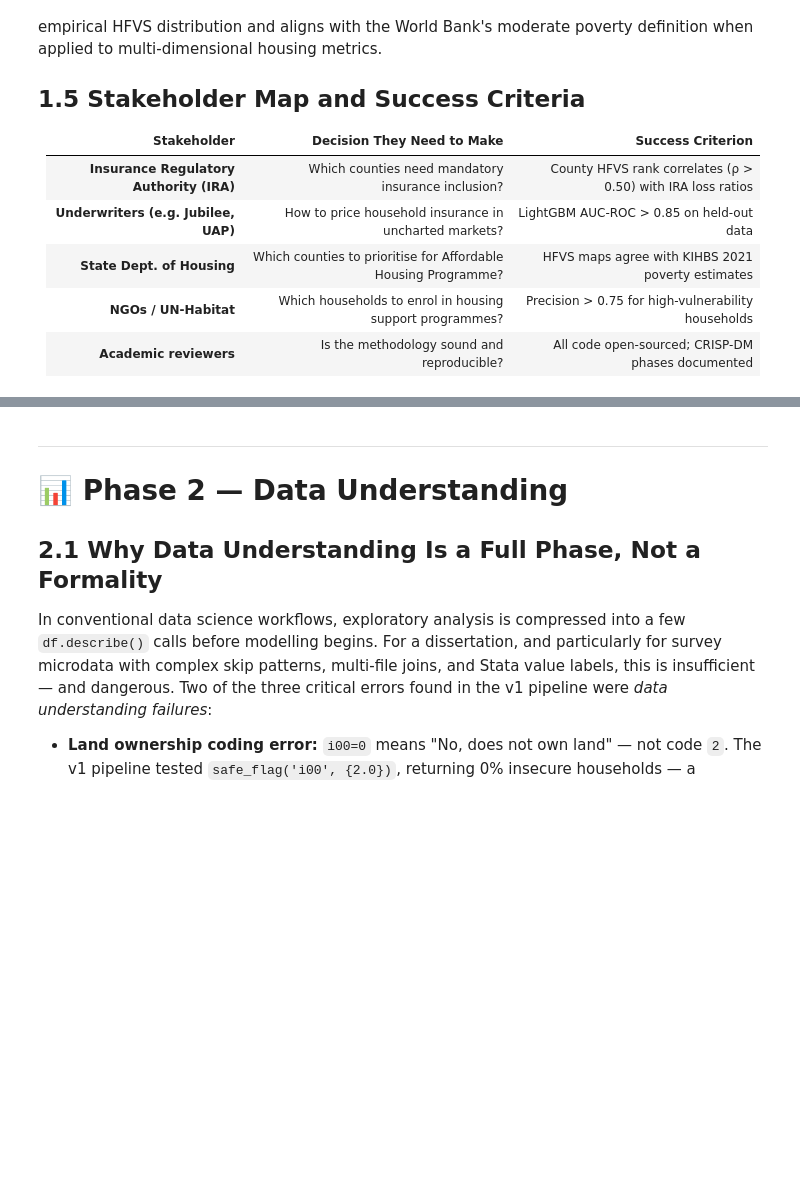
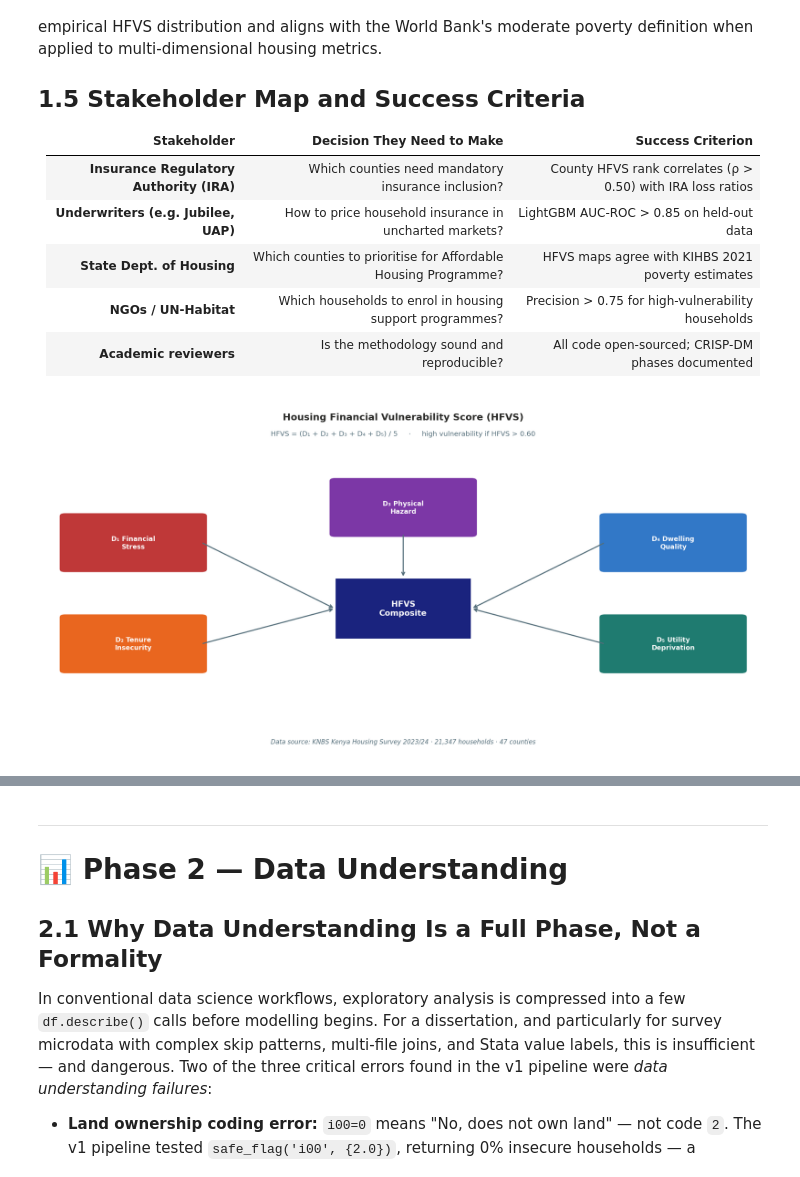
Before and after one commit to VAL-Jerono/KHS_housing_dissertation, a Jupyter notebook: KHS_Dissertation_FINAL.ipynb, the cells around one changed output, grey strips where cells are left out. Drawn from its saved outputs; the diff is of its cells as text; code cells hidden in the pictures; blank space fills up the shorter version.

```diff
--- a/KHS_Dissertation_FINAL.ipynb
+++ b/KHS_Dissertation_FINAL.ipynb
@@ -277,64 +290,64 @@ when applied to multi-dimensional housing metrics.
 # %%
 # ── 1.6  Visualise the HFVS Framework ─────────────────────────────────────────
 # This chart communicates the conceptual model to non-technical readers.
 # It appears early in the dissertation narrative (before any data).
 
-fig, ax = plt.subplots(figsize=(10, 4.5))
-ax.set_xlim(0, 10); ax.set_ylim(0, 6); ax.axis('off')
+# ── 1.6  Visualise the HFVS Framework ─────────────────────────────────────────
+import matplotlib.patches as mpatches
+fig, ax = plt.subplots(figsize=(14, 7))
+ax.set_xlim(0, 10); ax.set_ylim(0, 8); ax.axis('off')
 
-# Central HFVS box
-ax.add_patch(plt.Rectangle((4.0, 2.2), 2.0, 1.6, fc='#1a237e', ec='white', lw=2, zorder=3,
-                             transform=ax.transData, clip_on=False))
-ax.text(5.0, 3.0, 'HFVS\nComposite', ha='center', va='center', color='white',
+# Central HFVS box — moved down to create gap below D₃
+ax.add_patch(mpatches.Rectangle((4.05, 2.6), 1.9, 1.4, fc='#1a237e', ec='white', lw=2, zorder=3))
+ax.text(5.0, 3.3, 'HFVS\nComposite', ha='center', va='center', color='white',
         fontsize=11, fontweight='bold', zorder=4)
 
 # Five dimension boxes + arrows
+#  bx, by = top-left anchor; box is BOX_W wide × BOX_H tall
 dims = [
-    (0.4,  4.5, 'D₁ Financial
-Stress',    RED,    'Rent burden
-Savings rate
-Income adequacy'),
-    (0.4,  1.5, 'D₂ Tenure
-Insecurity',  AMBER,  'Land ownership
-Lease documents
-Eviction history'),
-    (4.8,  5.2, 'D₃ Physical
-Hazard',    PURPLE, 'Flood zone
-Mudslide risk
-Site proximity'),
-    (7.8,  4.5, 'D₄ Dwelling
-Quality',   BLUE,   'Wall/floor/roof
-Materials
-Overcrowding'),
-    (7.8,  1.5, 'D₅ Utility
-Deprivation',TEAL,   'Electricity
-Water source
-Sanitation'),
+    (0.3,  5.4, 'D₁ Financial\nStress',    RED,    ),   # top-left
+    (0.3,  3.1, 'D₂ Tenure\nInsecurity',   AMBER,  ),   # bottom-left
+    (4.05, 6.2, 'D₃ Physical\nHazard',     PURPLE, ),   # top-centre  ← raised
+    (7.8,  5.4, 'D₄ Dwelling\nQuality',    BLUE,   ),   # top-right
+    (7.8,  3.1, 'D₅ Utility\nDeprivation', TEAL,   ),   # bottom-right
 ]
-arrow_kw = dict(arrowstyle='->', color=GRAY, lw=1.5,
-                connectionstyle='arc3,rad=0.05',
-                transform=ax.transData)
+BOX_W, BOX_H = 1.9, 1.2
 
-for bx, by, label, color, sub in dims:
-    ax.add_patch(plt.FancyBboxPatch((bx, by-0.6), 1.9, 1.4,
-                                    boxstyle='round,pad=0.08',
-                                    fc=color, ec='white', lw=1.5, alpha=0.88,
-                                    transform=ax.transData))
-    ax.text(bx+0.95, by+0.1, label, ha='center', va='center',
-            color='white', fontsize=8, fontweight='bold')
-    ax.annotate('', xy=(4.9 if bx < 4 else 6.1, 3.0),
-                xytext=(bx + (1.9 if bx < 4 else 0), by + 0.1),
-                arrowprops=arrow_kw)
+for bx, by, label, color in dims:
+    ax.add_patch(mpatches.FancyBboxPatch((bx, by - BOX_H), BOX_W, BOX_H,
+                                          boxstyle='round,pad=0.08',
+                                          fc=color, ec='white', lw=1.5, alpha=0.88))
+    ax.text(bx + BOX_W/2, by - BOX_H/2, label,
+            ha='center', va='center', color='white', fontsize=9, fontweight='bold')
 
-ax.text(5.0, 5.8, 'Housing Financial Vulnerability Score (HFVS)',
+    # Arrow routing
+    if bx < 4:          # left column → right edge to left face of HFVS
+        x_start, y_start = bx + BOX_W,    by - BOX_H/2
+        x_end,   y_end   = 4.05,          3.3
+    elif bx > 6:        # right column → left edge to right face of HFVS
+        x_start, y_start = bx,            by - BOX_H/2
+        x_end,   y_end   = 4.05 + BOX_W,  3.3
+    else:               # D₃ top-centre → bottom edge down to top face of HFVS
+        x_start, y_start = bx + BOX_W/2,  by - BOX_H        # bottom of D₃
+        x_end,   y_end   = 5.0,           2.6 + 1.4          # top of HFVS
+
+    ax.annotate('', xy=(x_end, y_end), xytext=(x_start, y_start),
+                arrowprops=dict(arrowstyle='->', color=GRAY, lw=1.5,
+                                connectionstyle='arc3,rad=0.0'))  # straight arrow for D₃
+
+# Title & subtitle
+ax.text(5.0, 7.75, 'Housing Financial Vulnerability Score (HFVS)',
         ha='center', va='top', fontsize=13, fontweight='600', color=DARK)
-ax.text(5.0, 5.45, 'HFVS = (D₁ + D₂ + D₃ + D₄ + D₅) / 5     ·     high vulnerability if HFVS > 0.60',
+ax.text(5.0, 7.35, 'HFVS = (D₁ + D₂ + D₃ + D₄ + D₅) / 5     ·     high vulnerability if HFVS > 0.60',
         ha='center', va='top', fontsize=9.5, color=GRAY)
 
-ax.text(5.0, 0.1, 'Data source: KNBS Kenya Housing Survey 2023/24 · 21,347 households · 47 counties',
+# Footer
+ax.text(5.0, 0.2, 'Data source: KNBS Kenya Housing Survey 2023/24 · 21,347 households · 47 counties',
         ha='center', va='bottom', fontsize=8.5, color=GRAY, style='italic')
 
 plt.tight_layout()
 plt.savefig(FIGS / 'phase1_hfvs_framework.png', dpi=150, bbox_inches='tight')
 plt.show()
 print("Figure 1.1 — HFVS conceptual framework")
+# %% [output]
+[figure, added]
```
Also changed, not shown: parts of 46 cells of this notebook.
